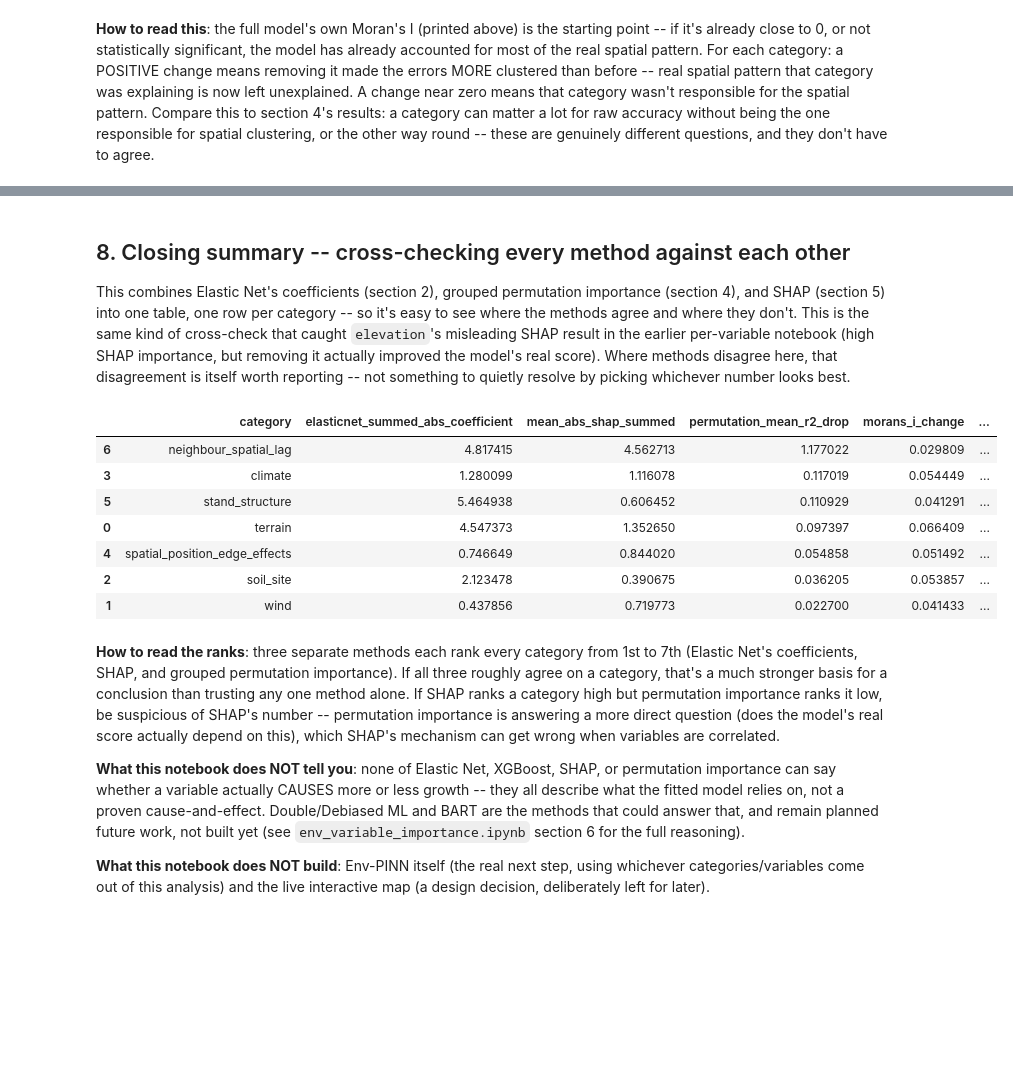
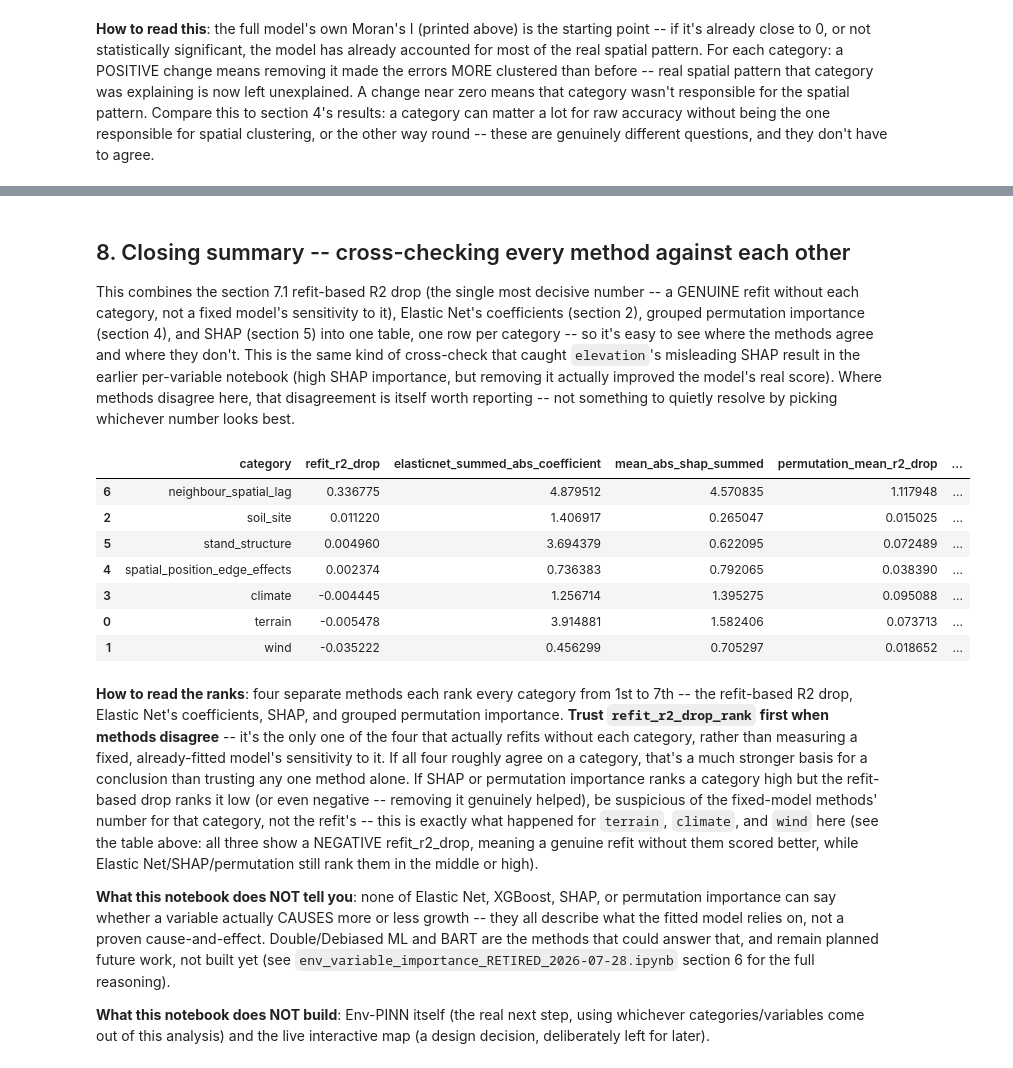
Before and after one commit to shreeyagorasia/forest_diss, a Jupyter notebook: notebooks/environmental_data/grouped_category_importance.ipynb, the cells around one changed output, grey strips where cells are left out. Cells and saved outputs as stored; diff of their text form; code cells hidden in the pictures; blank space fills up the shorter version.

Commit message:
fix: edits to models and corrections and documentation

```diff
--- a/notebooks/environmental_data/grouped_category_importance.ipynb
+++ b/notebooks/environmental_data/grouped_category_importance.ipynb
@@ -518,0 +535,16 @@ genuinely different questions, and they don't have to agree.
+# %%
+r2_drop_df = morans_i_df.copy()
+r2_drop_df["r2_drop"] = full_model_row["r2"] - r2_drop_df["r2"]
+r2_drop_df = r2_drop_df[r2_drop_df["category_removed"] != "(none -- full model)"].sort_values("r2_drop", ascending=False)
+
+print(f"Full model ({PRIMARY_COHORT}, val): R2={full_model_row['r2']:.3f}\n")
+for _, row in r2_drop_df.iterrows():
+    print(f"  Without {row['category_removed']:<28} R2={row['r2']:.3f}  (drop={row['r2_drop']:+.3f})")
+
+fig, ax = plt.subplots(figsize=(8, 5), constrained_layout=True)
+ax.barh(r2_drop_df["category_removed"], r2_drop_df["r2_drop"], color="#c44e52")
+ax.invert_yaxis()
+ax.axvline(0, color="grey", linewidth=0.8)
+ax.set_xlabel("Val R2 drop from a genuine refit without this category")
+ax.set_title(f"Real refit-based ablation, {PRIMARY_COHORT}")
+plt.show()
@@ -519,9 +562,11 @@ genuinely different questions, and they don't have to agree.
 # %% [markdown]
 ## 8. Closing summary -- cross-checking every method against each other
 
-This combines Elastic Net's coefficients (section 2), grouped permutation importance (section
-4), and SHAP (section 5) into one table, one row per category -- so it's easy to see where the
-methods agree and where they don't. This is the same kind of cross-check that caught
+This combines the section 7.1 refit-based R2 drop (the single most decisive number -- a
+GENUINE refit without each category, not a fixed model's sensitivity to it), Elastic Net's
+coefficients (section 2), grouped permutation importance (section 4), and SHAP (section 5)
+into one table, one row per category -- so it's easy to see where the methods agree and
+where they don't. This is the same kind of cross-check that caught
 `elevation`'s misleading SHAP result in the earlier per-variable notebook (high SHAP importance,
 but removing it actually improved the model's real score). Where methods disagree here, that
 disagreement is itself worth reporting -- not something to quietly resolve by picking whichever
@@ -529,53 +574,62 @@ number looks best.
 # %%
 def elasticnet_category_summary(coefficients, category_columns):
     total = 0.0
     for column in category_columns:
         if column in ELASTICNET_CATEGORICAL_COLUMNS:
             matching = coefficients[coefficients.index.str.startswith(column + "_")]
             total += matching.abs().sum()
         else:
             total += abs(coefficients.get(column, 0.0))
     return total
 
 summary_rows = []
 for category_name, category_columns in CATEGORY_GROUPS.items():
     summary_rows.append({
         "category": category_name,
+        # The single most decisive number (section 7.1) -- a GENUINE refit without this
+        # category, not the already-fitted model's sensitivity to it. Included here so
+        # disagreements with the other three (fixed-model) methods are visible in one
+        # table, not scattered across two separate sections of this notebook.
+        "refit_r2_drop": r2_drop_df.set_index("category_removed").loc[category_name, "r2_drop"],
         "elasticnet_summed_abs_coefficient": elasticnet_category_summary(elasticnet_coefficients, category_columns),
         "mean_abs_shap_summed": mean_abs_shap.reindex(category_columns).sum(),
         "permutation_mean_r2_drop": permutation_df.set_index("category").loc[category_name, "mean_r2_drop"],
         "morans_i_change": category_rows.set_index("category_removed").loc[category_name, "morans_i_change"],
     })
 
 summary_df = pd.DataFrame(summary_rows)
-for rank_column in ["elasticnet_summed_abs_coefficient", "mean_abs_shap_summed", "permutation_mean_r2_drop"]:
-    summary_df[rank_column.replace("_summed", "").replace("_mean_r2_drop", "") + "_rank"] = (
+for rank_column in ["refit_r2_drop", "elasticnet_summed_abs_coefficient", "mean_abs_shap_summed", "permutation_mean_r2_drop"]:
+    summary_df[rank_column.replace("_summed", "").replace("_mean_r2_drop", "").replace("_r2_drop", "") + "_rank"] = (
         summary_df[rank_column].rank(ascending=False).astype(int)
     )
-summary_df.sort_values("permutation_mean_r2_drop", ascending=False)
+summary_df.sort_values("refit_r2_drop", ascending=False)
 # %% [output]
-|  | category | elasticnet_summed_abs_coefficient | mean_abs_shap_summed | permutation_mean_r2_drop | morans_i_change | ... |
-| 6 | neighbour_spatial_lag | 4.817415 | 4.562713 | 1.177022 | 0.029809 | ... |
-| 3 | climate | 1.280099 | 1.116078 | 0.117019 | 0.054449 | ... |
-| 5 | stand_structure | 5.464938 | 0.606452 | 0.110929 | 0.041291 | ... |
-| 0 | terrain | 4.547373 | 1.352650 | 0.097397 | 0.066409 | ... |
-| 4 | spatial_position_edge_effects | 0.746649 | 0.844020 | 0.054858 | 0.051492 | ... |
-| 2 | soil_site | 2.123478 | 0.390675 | 0.036205 | 0.053857 | ... |
-| 1 | wind | 0.437856 | 0.719773 | 0.022700 | 0.041433 | ... |
+|  | category | refit_r2_drop | elasticnet_summed_abs_coefficient | mean_abs_shap_summed | permutation_mean_r2_drop | ... |
+| 6 | neighbour_spatial_lag | 0.336775 | 4.879512 | 4.570835 | 1.117948 | ... |
+| 2 | soil_site | 0.011220 | 1.406917 | 0.265047 | 0.015025 | ... |
+| 5 | stand_structure | 0.004960 | 3.694379 | 0.622095 | 0.072489 | ... |
+| 4 | spatial_position_edge_effects | 0.002374 | 0.736383 | 0.792065 | 0.038390 | ... |
+| 3 | climate | -0.004445 | 1.256714 | 1.395275 | 0.095088 | ... |
+| 0 | terrain | -0.005478 | 3.914881 | 1.582406 | 0.073713 | ... |
+| 1 | wind | -0.035222 | 0.456299 | 0.705297 | 0.018652 | ... |
 # %% [markdown]
-**How to read the ranks**: three separate methods each rank every category from 1st to 7th
-(Elastic Net's coefficients, SHAP, and grouped permutation importance). If all three roughly
-agree on a category, that's a much stronger basis for a conclusion than trusting any one method
-alone. If SHAP ranks a category high but permutation importance ranks it low, be suspicious of
-SHAP's number -- permutation importance is answering a more direct question (does the model's
-real score actually depend on this), which SHAP's mechanism can get wrong when variables are
-correlated.
+**How to read the ranks**: four separate methods each rank every category from 1st to 7th --
+the refit-based R2 drop, Elastic Net's coefficients, SHAP, and grouped permutation importance.
+**Trust `refit_r2_drop_rank` first when methods disagree** -- it's the only one of the four
+that actually refits without each category, rather than measuring a fixed, already-fitted
+model's sensitivity to it. If all four roughly agree on a category, that's a much stronger
+basis for a conclusion than trusting any one method alone. If SHAP or permutation importance
+ranks a category high but the refit-based drop ranks it low (or even negative -- removing it
+genuinely helped), be suspicious of the fixed-model methods' number for that category, not
+the refit's -- this is exactly what happened for `terrain`, `climate`, and `wind` here (see
+the table above: all three show a NEGATIVE refit_r2_drop, meaning a genuine refit without
+them scored better, while Elastic Net/SHAP/permutation still rank them in the middle or high).
 
 **What this notebook does NOT tell you**: none of Elastic Net, XGBoost, SHAP, or permutation
 importance can say whether a variable actually CAUSES more or less growth -- they all describe
 what the fitted model relies on, not a proven cause-and-effect. Double/Debiased ML and BART are
 the methods that could answer that, and remain planned future work, not built yet (see
-`env_variable_importance.ipynb` section 6 for the full reasoning).
+`env_variable_importance_RETIRED_2026-07-28.ipynb` section 6 for the full reasoning).
 
 **What this notebook does NOT build**: Env-PINN itself (the real next step, using whichever
 categories/variables come out of this analysis) and the live interactive map (a design decision,
```
Also changed, not shown: parts of 17 cells of this notebook, 27 other files.
